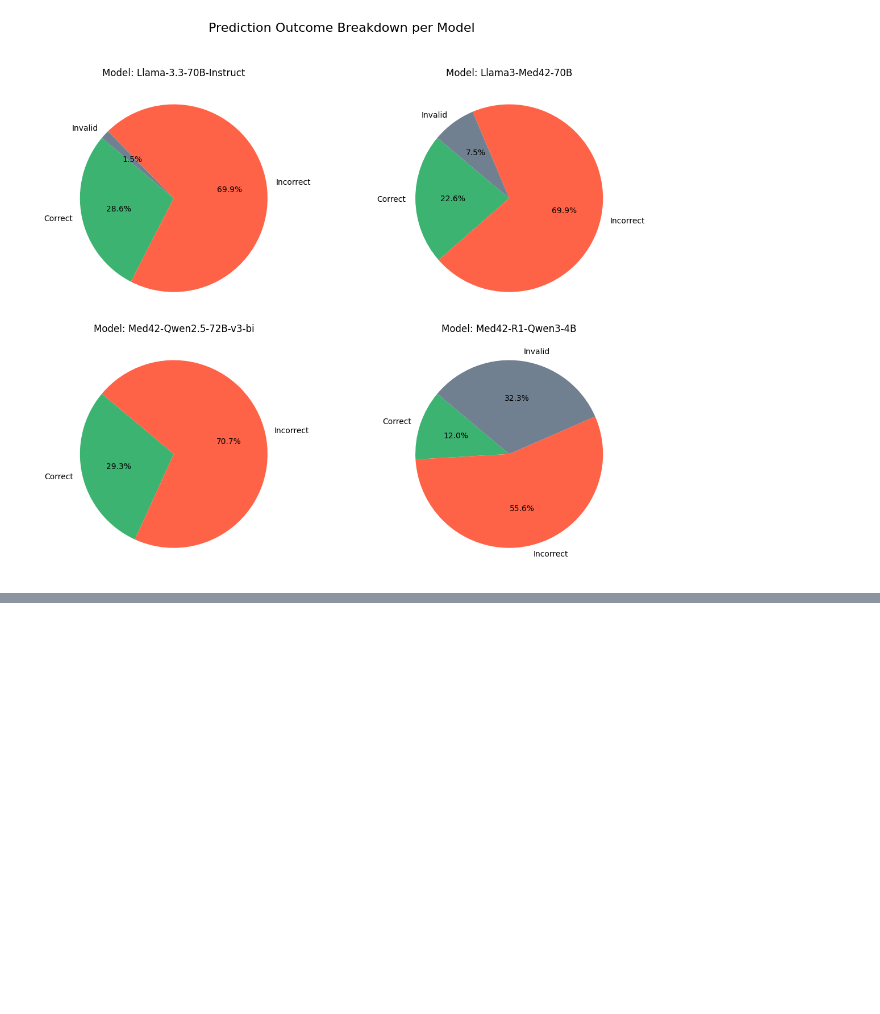
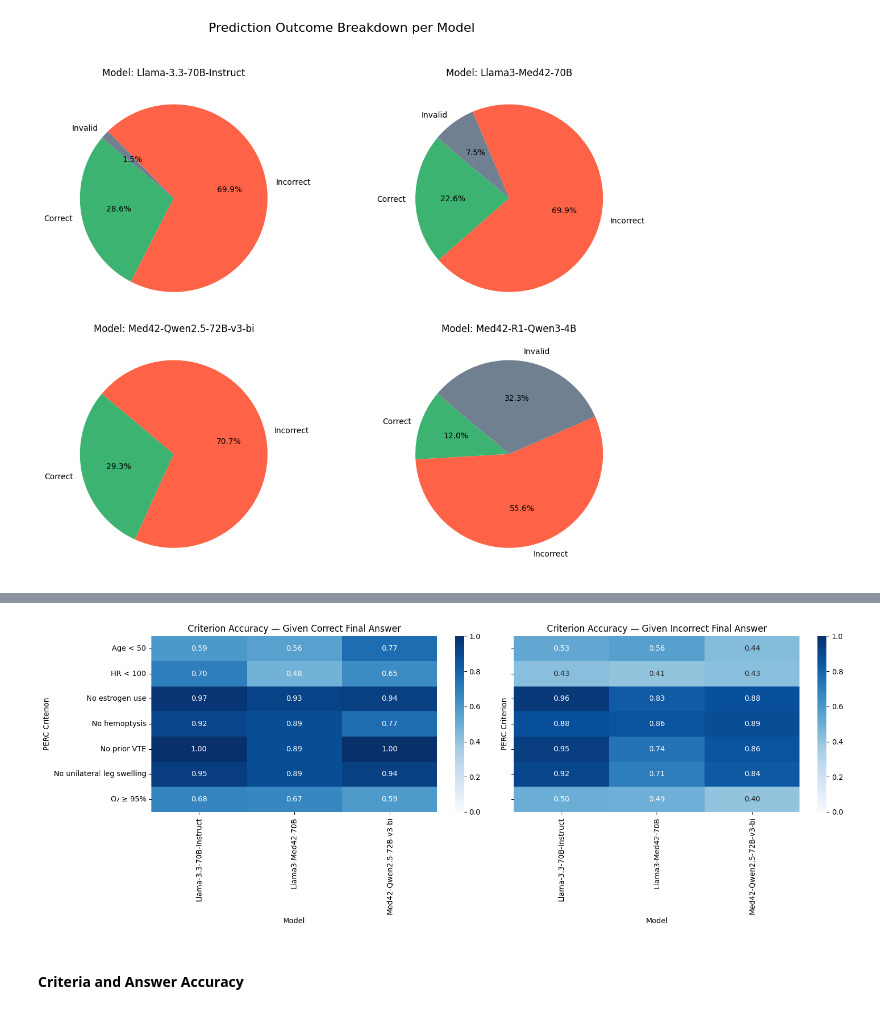
Before and after one commit to mohamed02-code/AI_agent, a Jupyter notebook: EDA_PERC_3.ipynb, the cells around one changed output, grey strips where cells are left out. Cells and saved outputs as stored; diff of their text form; code cells hidden in the pictures; blank space fills up the shorter version.

```diff
--- a/EDA_PERC_3.ipynb
+++ b/EDA_PERC_3.ipynb
@@ -782,0 +1070,6 @@ Agent rerruning prompt invalid checkings
+# %%
+plot_criteria_accuracy_by_outcome(parsed_json, perc_df)
+# %% [output]
+[figure, added]
+# %% [markdown]
+#### Criteria and Answer Accuracy
```
Also changed, not shown: parts of 20 cells of this notebook.
